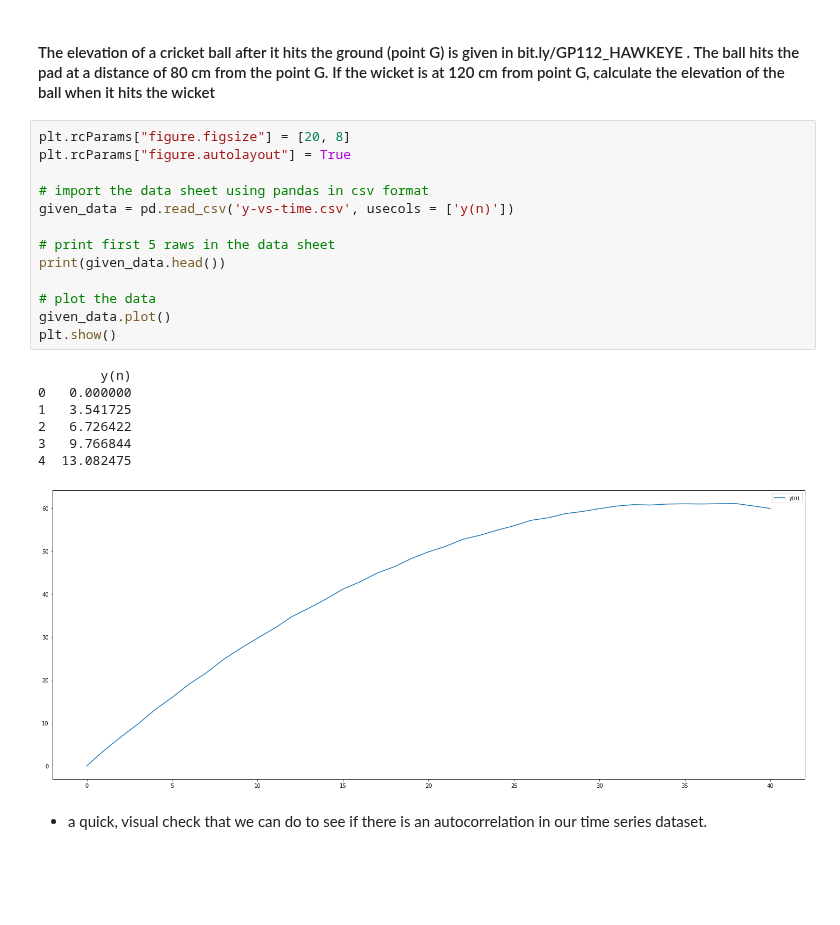
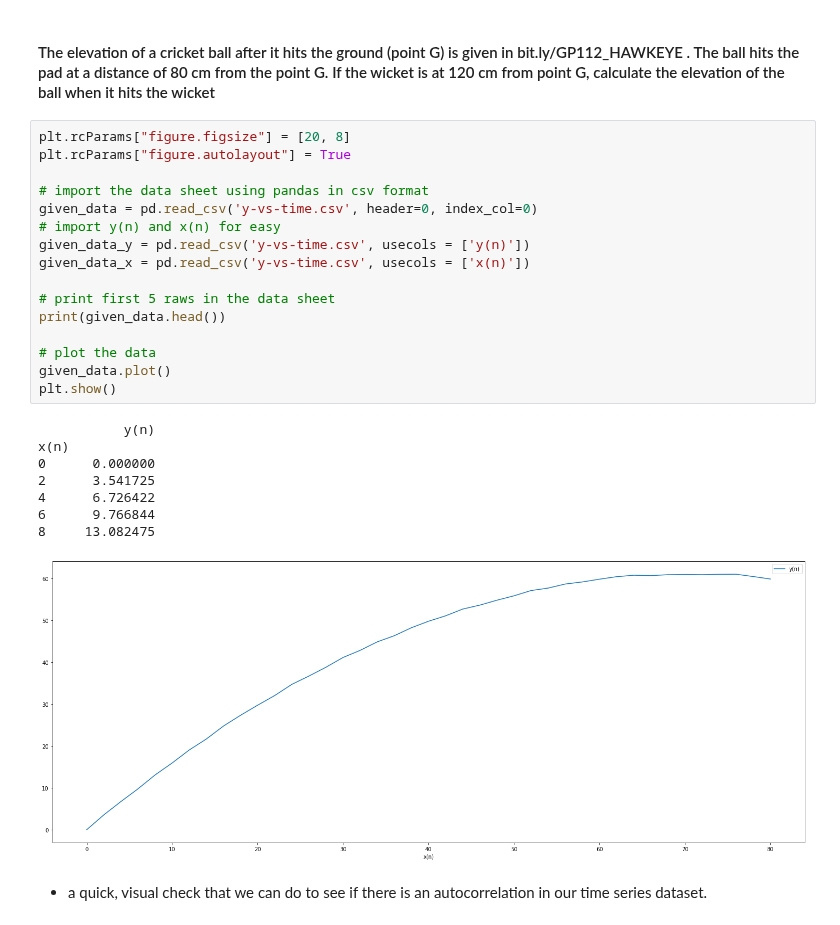
Before and after one commit to Rathees-Koneswarann/matplotlib-signal-analisis, a Jupyter notebook: violin-sound-process.ipynb, the cells around one changed output. Cells and saved outputs as stored; diff of their text form; blank space fills up the shorter version.

```diff
--- a/violin-sound-process.ipynb
+++ b/violin-sound-process.ipynb
@@ -21,24 +21,28 @@ import IPython.display as ipd
 # %%
 plt.rcParams["figure.figsize"] = [20, 8]
 plt.rcParams["figure.autolayout"] = True
 
 # import the data sheet using pandas in csv format
-given_data = pd.read_csv('y-vs-time.csv', usecols = ['y(n)'])
+given_data = pd.read_csv('y-vs-time.csv', header=0, index_col=0)
+# import y(n) and x(n) for easy
+given_data_y = pd.read_csv('y-vs-time.csv', usecols = ['y(n)'])
+given_data_x = pd.read_csv('y-vs-time.csv', usecols = ['x(n)'])
 
 # print first 5 raws in the data sheet
 print(given_data.head())
 
 # plot the data
 given_data.plot()
 plt.show()
 # %% [output]
-        y(n)
-0   0.000000
-1   3.541725
-2   6.726422
-3   9.766844
-4  13.082475
+           y(n)
+x(n)
+0      0.000000
+2      3.541725
+4      6.726422
+6      9.766844
+8     13.082475
-[figure, old version]
+[figure, new version]
 # %% [markdown]
 * a quick, visual check that we can do to see if there is an autocorrelation in our time series dataset.
 # %%
```
Also changed, not shown: parts of 1 cell of this notebook.
